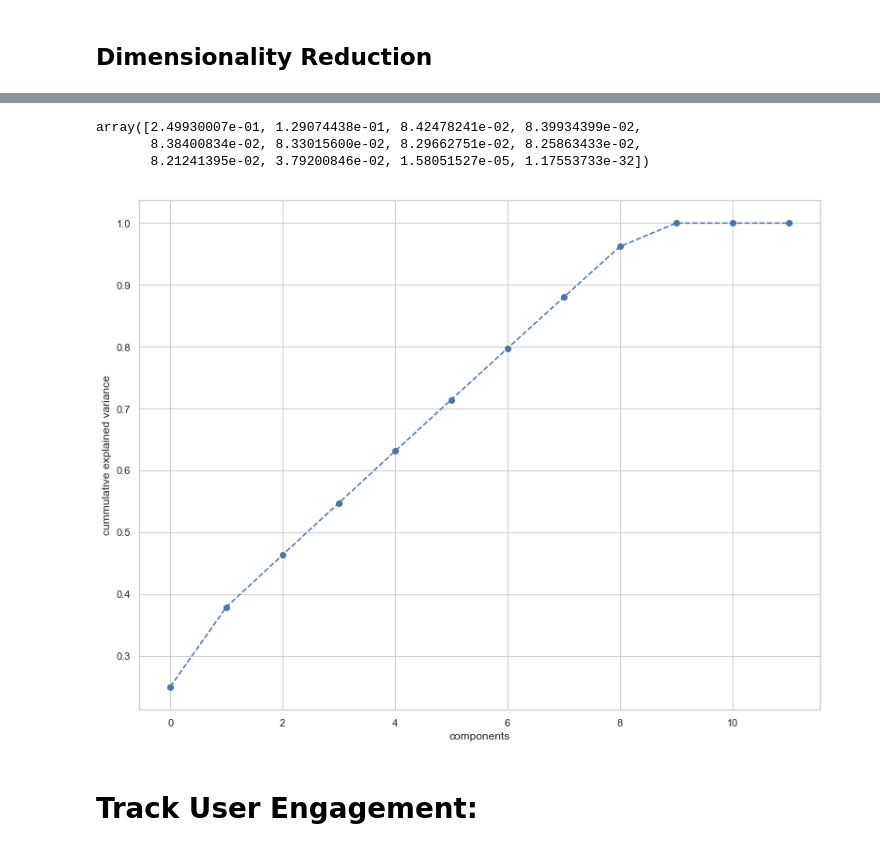
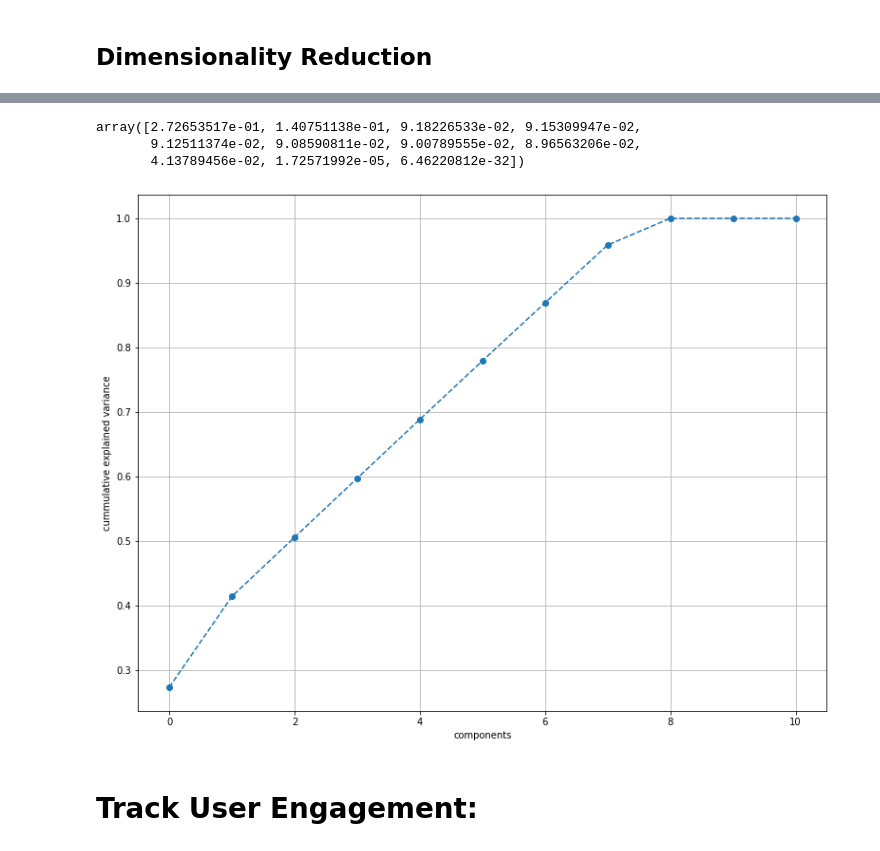
Before and after one commit to jayeolasegun/10Academy_week2, a Jupyter notebook: code/user_analytics.ipynb, the cells around one changed output, grey strips where cells are left out. Cells and saved outputs as stored; diff of their text form; code cells hidden in the pictures.

```diff
--- a/code/user_analytics.ipynb
+++ b/code/user_analytics.ipynb
@@ -753,15 +660,44 @@ app_R = app_r.fit(x)
+# %%
+df = data_mb.drop('Bearer Id', axis = 1)
+# %%
+def missing_values(df):
+
+    num = df.select_dtypes(include = ['float64','int64','int','float']).columns
+    cat = df.select_dtypes(include = ['object']).columns
+
+    imputer = SimpleImputer(missing_values = np.nan,  strategy ='mean')
+    imputer2 = SimpleImputer(missing_values=np.nan, strategy='most_frequent')
+
+
+    for col in num:
+
+        x = df[col].values
+        x = x.reshape(-1,1)
+        x = imputer.fit_transform(x)
+        df[col] = x
+
+    #imputer2.fit_transform(df.loc[:,cat].values.reshape(-1,1))
+
+    return df
+# %%
+df = missing_values(data2)
+# %%
+scaled_X = StandardScaler().fit_transform(df.drop('Bearer Id', axis = 1))
+
+pca_ = PCA()
+pca_ = pca_.fit(scaled_X)
 # %%
-app_R.explained_variance_ratio_
+pca_.explained_variance_ratio_
 # %% [output]
-array([2.49930007e-01, 1.29074438e-01, 8.42478241e-02, 8.39934399e-02,
-       8.38400834e-02, 8.33015600e-02, 8.29662751e-02, 8.25863433e-02,
-       8.21241395e-02, 3.79200846e-02, 1.58051527e-05, 1.17553733e-32])
+array([2.72653517e-01, 1.40751138e-01, 9.18226533e-02, 9.15309947e-02,
+       9.12511374e-02, 9.08590811e-02, 9.00789555e-02, 8.96563206e-02,
+       4.13789456e-02, 1.72571992e-05, 6.46220812e-32])
 # %%
 plt.figure(figsize = (13,10))
-plt.plot(range(12), app_R.explained_variance_ratio_.cumsum(), marker = 'o', linestyle = '--')
+plt.plot(range(11), pca_.explained_variance_ratio_.cumsum(), marker = 'o', linestyle = '--')
 plt.xlabel('components')
 plt.ylabel('cummulative explained variance')
 plt.grid(True)
 # %% [output]
-[figure, old version]
+[figure, new version]
 # %%
```
Also changed, not shown: parts of 46 cells of this notebook, 1 other file.
